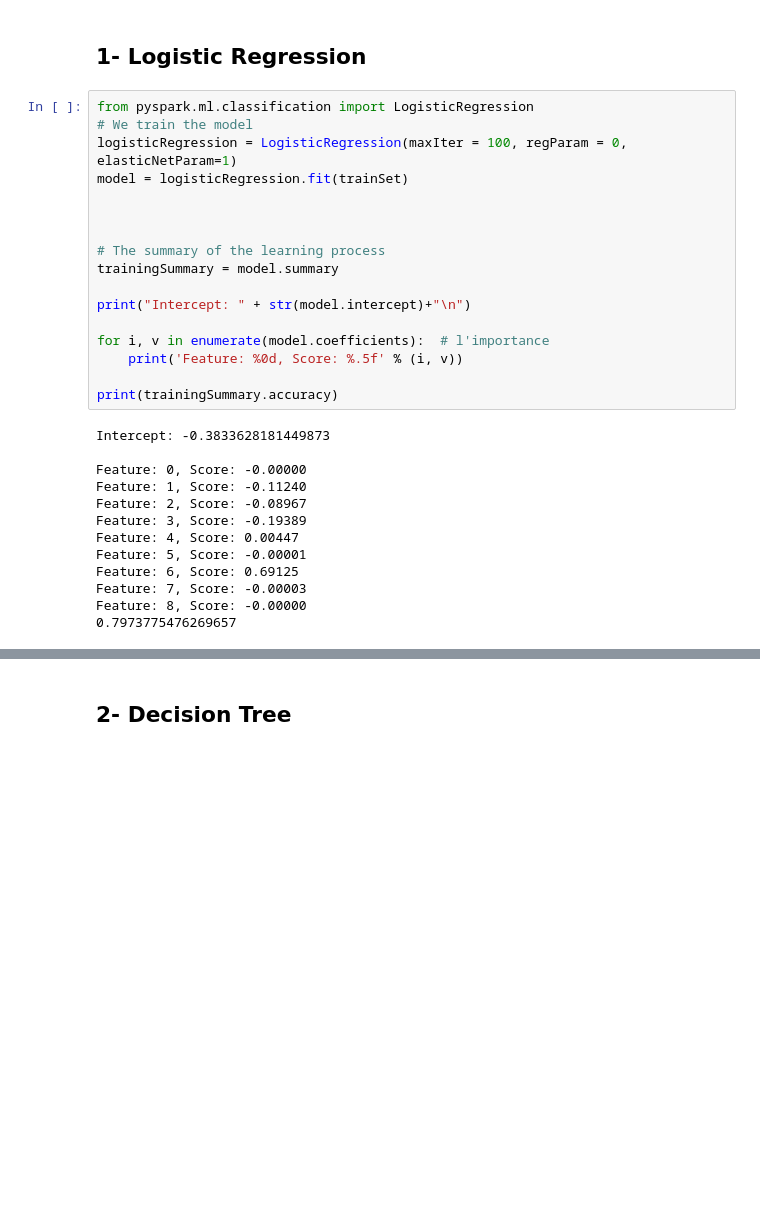
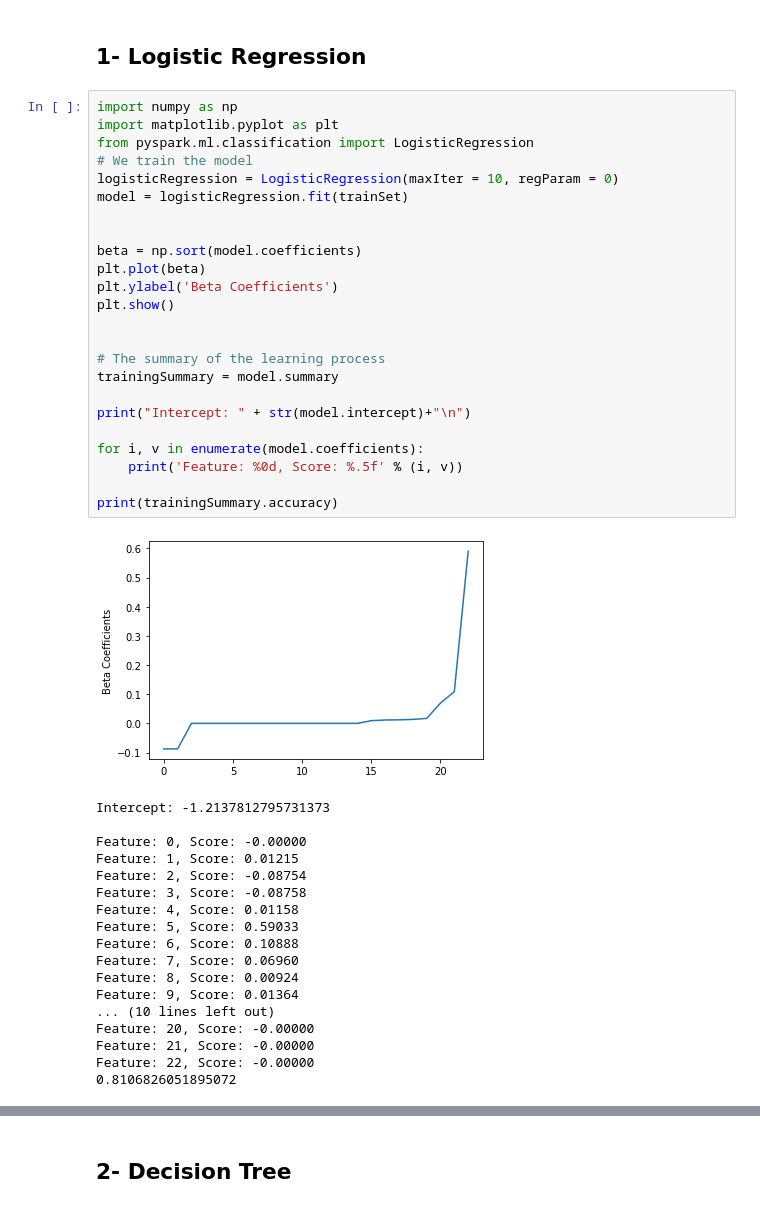
Before and after one commit to IbrahimOued/default-payment, a Jupyter notebook: code.ipynb, the cells around one changed output, grey strips where cells are left out. Cells and saved outputs as stored; diff of their text form; blank space fills up the shorter version.

```diff
--- a/code.ipynb
+++ b/code.ipynb
@@ -179,35 +172,48 @@ only showing top 20 rows
 # %% [markdown]
 ## 1- Logistic Regression
 # %%
+import numpy as np
+import matplotlib.pyplot as plt
 from pyspark.ml.classification import LogisticRegression
 # We train the model
-logisticRegression = LogisticRegression(maxIter = 100, regParam = 0, elasticNetParam=1)
+logisticRegression = LogisticRegression(maxIter = 10, regParam = 0)
 model = logisticRegression.fit(trainSet)
 
+
+beta = np.sort(model.coefficients)
+plt.plot(beta)
+plt.ylabel('Beta Coefficients')
+plt.show()
 
 
 # The summary of the learning process
 trainingSummary = model.summary
 
 print("Intercept: " + str(model.intercept)+"\n")
 
-for i, v in enumerate(model.coefficients):  # l'importance
+for i, v in enumerate(model.coefficients):
     print('Feature: %0d, Score: %.5f' % (i, v))
 
 print(trainingSummary.accuracy)
 # %% [output]
+[figure, added]
-Intercept: -0.3833628181449873
+Intercept: -1.2137812795731373
 
 Feature: 0, Score: -0.00000
-Feature: 1, Score: -0.11240
-Feature: 2, Score: -0.08967
-Feature: 3, Score: -0.19389
-Feature: 4, Score: 0.00447
-Feature: 5, Score: -0.00001
-Feature: 6, Score: 0.69125
-Feature: 7, Score: -0.00003
-Feature: 8, Score: -0.00000
-0.7973775476269657
+Feature: 1, Score: 0.01215
+Feature: 2, Score: -0.08754
+Feature: 3, Score: -0.08758
+Feature: 4, Score: 0.01158
+Feature: 5, Score: 0.59033
+Feature: 6, Score: 0.10888
+Feature: 7, Score: 0.06960
+Feature: 8, Score: 0.00924
+Feature: 9, Score: 0.01364
+... (10 lines left out)
+Feature: 20, Score: -0.00000
+Feature: 21, Score: -0.00000
+Feature: 22, Score: -0.00000
+0.8106826051895072
 # %%
 # Now we evaluate the model
 import matplotlib.pyplot as plt
```
Also changed, not shown: parts of 17 cells of this notebook.
